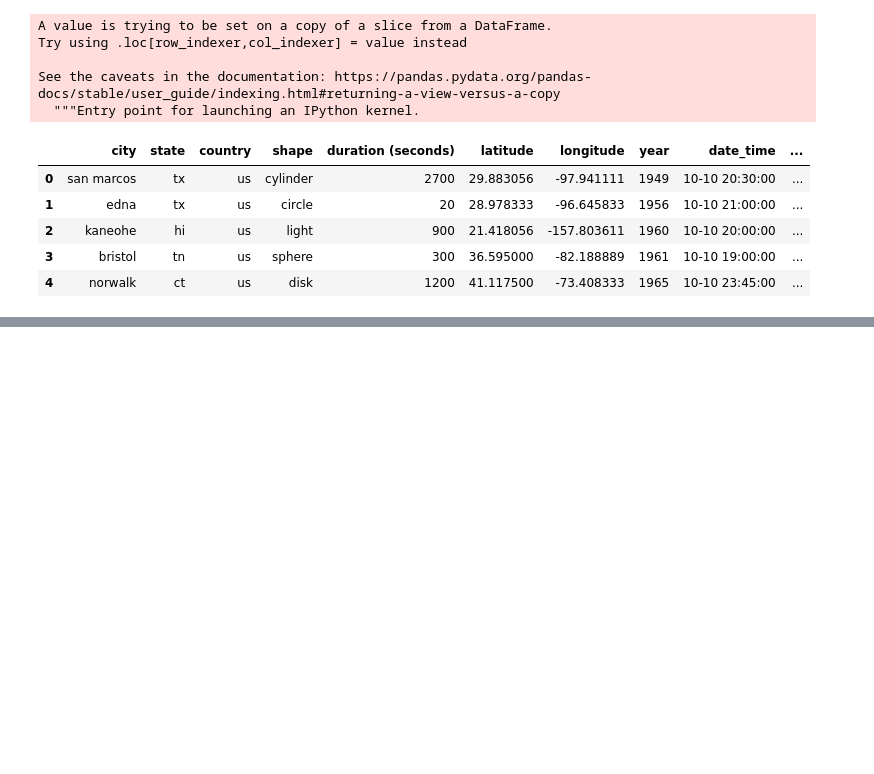
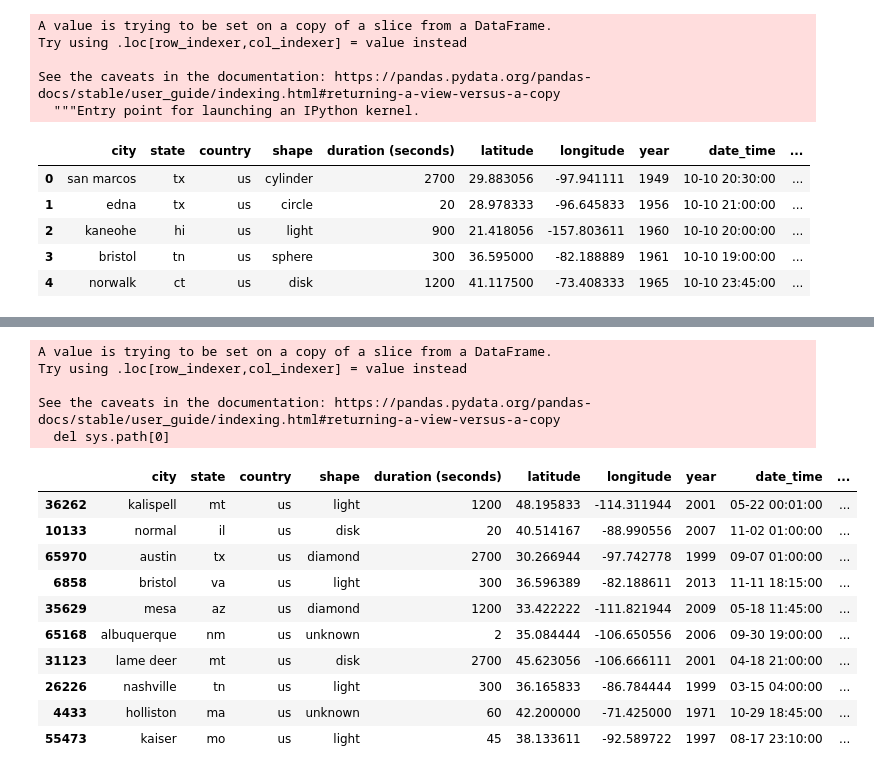
Before and after one commit to aburstyn9068/project1, a Jupyter notebook: UFO Data.ipynb, the cells around one changed output, grey strips where cells are left out. Drawn from its saved outputs; the diff is of its cells as text; code cells hidden in the pictures; blank space fills up the shorter version.

```diff
--- a/UFO Data.ipynb
+++ b/UFO Data.ipynb
@@ -337,0 +337,32 @@ usa_sights.to_csv('Resources/usa_sights.csv')
+# %%
+def conv_season(x):
+    x = int(x.split("-")[0])
+
+    if x in range(3,6):
+        return "Spring"
+    if x in range(6,9):
+        return "Summer"
+    if x in range(9,12):
+        return "Autumn"
+    if x == 12 or x == 1 or x == 2:
+        return "Winter"
+
+usa_sights["Season"] = usa_sights['date_time'].apply(conv_season)
+usa_sights.sample(10)
+# %% [output]
+A value is trying to be set on a copy of a slice from a DataFrame.
+Try using .loc[row_indexer,col_indexer] = value instead
+
+See the caveats in the documentation: https://pandas.pydata.org/pandas-docs/stable/user_guide/indexing.html#returning-a-view-versus-a-copy
+  del sys.path[0]
+|  | city | state | country | shape | duration (seconds) | latitude | longitude | year | date_time | ... |
+| 36262 | kalispell | mt | us | light | 1200 | 48.195833 | -114.311944 | 2001 | 05-22 00:01:00 | ... |
+| 10133 | normal | il | us | disk | 20 | 40.514167 | -88.990556 | 2007 | 11-02 01:00:00 | ... |
+| 65970 | austin | tx | us | diamond | 2700 | 30.266944 | -97.742778 | 1999 | 09-07 01:00:00 | ... |
+| 6858 | bristol | va | us | light | 300 | 36.596389 | -82.188611 | 2013 | 11-11 18:15:00 | ... |
+| 35629 | mesa | az | us | diamond | 1200 | 33.422222 | -111.821944 | 2009 | 05-18 11:45:00 | ... |
+| 65168 | albuquerque | nm | us | unknown | 2 | 35.084444 | -106.650556 | 2006 | 09-30 19:00:00 | ... |
+| 31123 | lame deer | mt | us | disk | 2700 | 45.623056 | -106.666111 | 2001 | 04-18 21:00:00 | ... |
+| 26226 | nashville | tn | us | light | 300 | 36.165833 | -86.784444 | 1999 | 03-15 04:00:00 | ... |
+| 4433 | holliston | ma | us | unknown | 60 | 42.200000 | -71.425000 | 1971 | 10-29 18:45:00 | ... |
+| 55473 | kaiser | mo | us | light | 45 | 38.133611 | -92.589722 | 1997 | 08-17 23:10:00 | ... |
```
Also changed, not shown: parts of 4 cells of this notebook.
